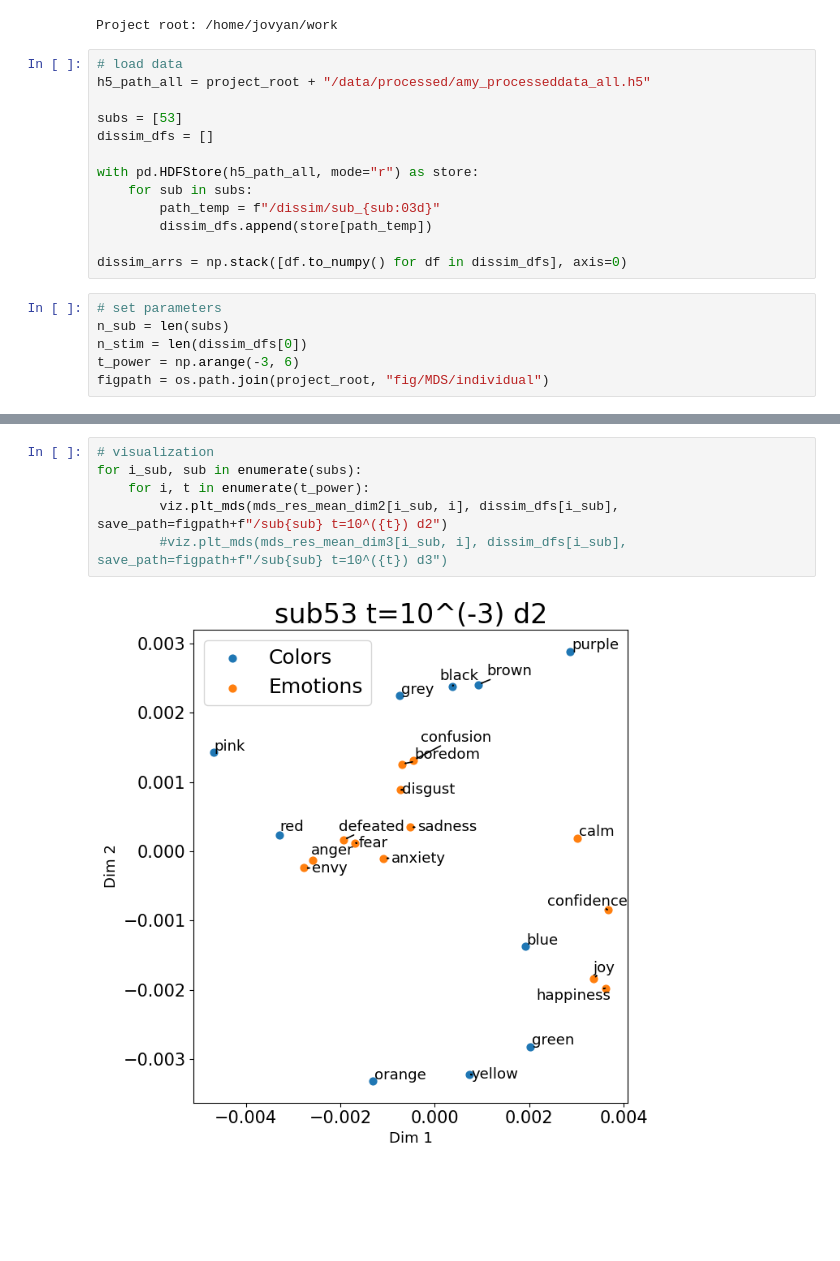
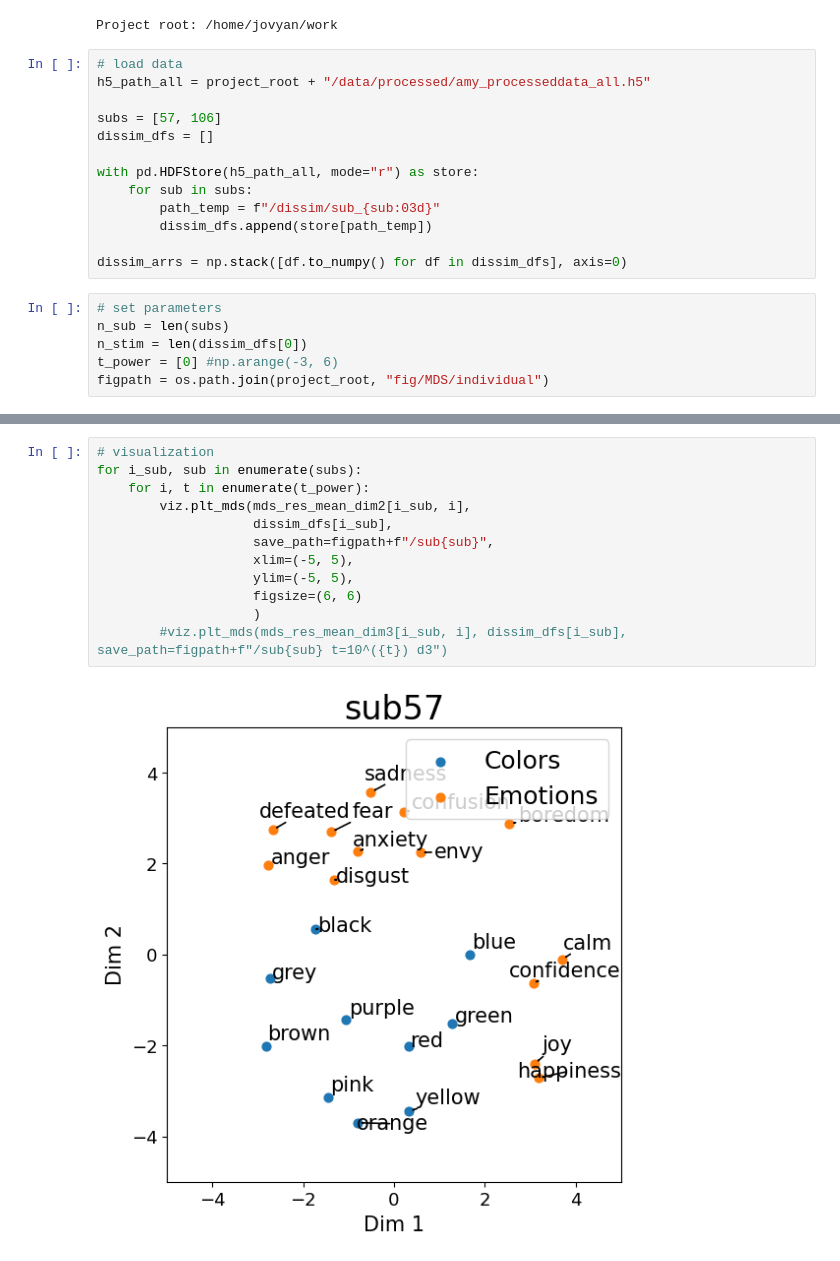
Before and after one commit to k-kyoko/qstr_diversity, a Jupyter notebook: notebooks/MDS_individual.ipynb, the cells around one changed output, grey strips where cells are left out. Cells and saved outputs as stored; diff of their text form; blank space fills up the shorter version.

```diff
--- a/notebooks/MDS_individual.ipynb
+++ b/notebooks/MDS_individual.ipynb
@@ -32,7 +32,7 @@ Project root: /home/jovyan/work
 # load data
 h5_path_all = project_root + "/data/processed/amy_processeddata_all.h5"
 
-subs = [53]
+subs = [57, 106]
 dissim_dfs = []
 
 with pd.HDFStore(h5_path_all, mode="r") as store:
@@ -45,7 +45,7 @@ dissim_arrs = np.stack([df.to_numpy() for df in dissim_dfs], axis=0)
 # set parameters
 n_sub = len(subs)
 n_stim = len(dissim_dfs[0])
-t_power = np.arange(-3, 6)
+t_power = [0] #np.arange(-3, 6)
 figpath = os.path.join(project_root, "fig/MDS/individual")
 # %%
 # initialization
@@ -69,8 +69,14 @@ for i_sub, sub in enumerate(subs):
 # %%
 # visualization
 for i_sub, sub in enumerate(subs):
     for i, t in enumerate(t_power):
-        viz.plt_mds(mds_res_mean_dim2[i_sub, i], dissim_dfs[i_sub], save_path=figpath+f"/sub{sub} t=10^({t}) d2")
+        viz.plt_mds(mds_res_mean_dim2[i_sub, i],
+                    dissim_dfs[i_sub],
+                    save_path=figpath+f"/sub{sub}",
+                    xlim=(-5, 5),
+                    ylim=(-5, 5),
+                    figsize=(6, 6)
+                    )
         #viz.plt_mds(mds_res_mean_dim3[i_sub, i], dissim_dfs[i_sub], save_path=figpath+f"/sub{sub} t=10^({t}) d3")
 # %% [output]
-[figure, old version]
+[figure, new version]
```
Also changed, not shown: parts of 2 cells of this notebook, 10 other files.
